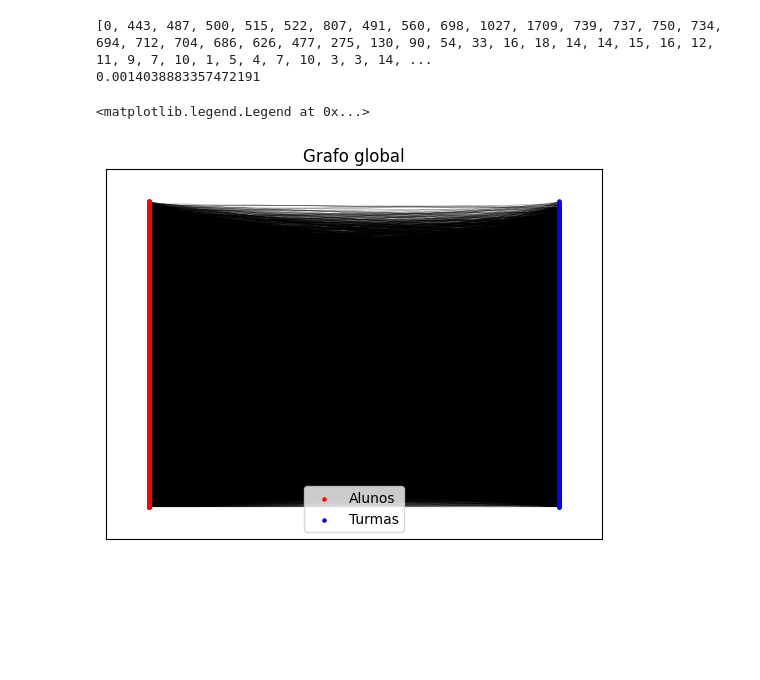
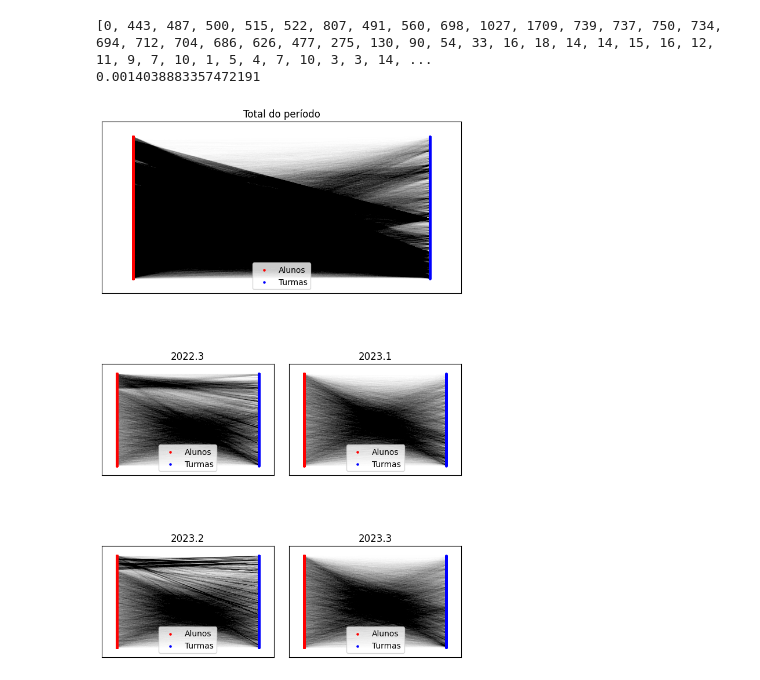
Before and after one commit to FabrizioRP/Projeto_CR, a Jupyter notebook: Main.ipynb, the cells around one changed output. Drawn from its saved outputs; the diff is of its cells as text; code cells hidden in the pictures; blank space fills up the shorter version.

```diff
--- a/Main.ipynb
+++ b/Main.ipynb
@@ -821,25 +838,42 @@ print(nx.density(grafo_global))
 # %% [output]
 [0, 443, 487, 500, 515, 522, 807, 491, 560, 698, 1027, 1709, 739, 737, 750, 734, 694, 712, 704, 686, 626, 477, 275, 130, 90, 54, 33, 16, 18, 14, 14, 15, 16, 12, 11, 9, 7, 10, 1, 5, 4, 7, 10, 3, 3, 14, ...
 0.0014038883357472191
-# %%
-fig = plt.figure(figsize=(8, 12))
-axgrid = fig.add_gridspec(9, 4)
-
-ax = []
-
-for i in limits:
-    ax.append(fig.add_subplot(axgrid[i[0][0]:i[0][1], i[1][0]:i[1][1]]))
-
-layout = nx.bipartite_layout(grafos_por_quad["2023_1"], RAs_por_quad["2023_1"], align="vertical") # funciona ja
-
-plt.title("Grafo global")
-
-nx.draw_networkx_nodes(grafos_por_quad["2023_1"], nodelist=RAs_por_quad["2023_1"], node_color="#ff0000", label="Alunos", node_size=20, node_shape='.', pos=layout)
-nx.draw_networkx_nodes(grafos_por_quad["2023_1"], nodelist=turmas_por_quad["2023_1"], node_color="#0000ff", label="Turmas", node_size=20, node_shape='.', pos=layout)
-nx.draw_networkx_edges(grafos_por_quad["2023_1"], width=0.1, pos=layout)
-
-plt.legend(loc="lower center")
-# plt.savefig("./Imagens/grafos_normais.png")
-# %% [output]
-<matplotlib.legend.Legend at 0x...>
-[figure, removed]
+# %%
+fig = plt.figure(figsize=(8, 12))
+axgrid = fig.add_gridspec(9, 4)
+
+limits = []
+
+ax = []
+
+ax.append(fig.add_subplot(axgrid[0:3, :]))
+ax.append(fig.add_subplot(axgrid[4:6, :2]))
+ax.append(fig.add_subplot(axgrid[4:6, 2:]))
+ax.append(fig.add_subplot(axgrid[7:9, :2]))
+ax.append(fig.add_subplot(axgrid[7:9, 2:]))
+
+layout = nx.bipartite_layout(grafo_global, RAs, align="vertical") # funciona ja
+
+ax[0].set_title("Total do período")
+
+nx.draw_networkx_nodes(grafo_global, nodelist=RAs, node_color="#ff0000", label="Alunos", node_size=20, node_shape='.', pos=layout, ax=ax[0])
+nx.draw_networkx_nodes(grafo_global, nodelist=Disciplinas, node_color="#0000ff", label="Turmas", node_size=20, node_shape='.', pos=layout, ax=ax[0])
+nx.draw_networkx_edges(grafo_global, width=0.001, pos=layout, ax=ax[0])
+
+ax[0].legend(loc="lower center")
+
+for j in range(1, 5):
+    i=j-1
+    layout = nx.bipartite_layout(grafos_por_quad[quads[i]], RAs_por_quad[quads[i]], align="vertical") # funciona ja
+
+    ax[j].set_title("{}.{}".format(quads[i][0:4], quads[i][5:6]))
+
+    nx.draw_networkx_nodes(grafos_por_quad[quads[i]], nodelist=RAs_por_quad[quads[i]], node_color="#ff0000", label="Alunos", node_size=20, node_shape='.', pos=layout, ax=ax[j])
+    nx.draw_networkx_nodes(grafos_por_quad[quads[i]], nodelist=turmas_por_quad[quads[i]], node_color="#0000ff", label="Turmas", node_size=20, node_shape='.', pos=layout, ax=ax[j])
+    nx.draw_networkx_edges(grafos_por_quad[quads[i]], width=0.001, pos=layout, ax=ax[j])
+
+    ax[j].legend(loc="lower center")
+
+plt.savefig("./Imagens/grafos_normais.png")
+# %% [output]
+[figure, added]
```
Also changed, not shown: parts of 9 cells of this notebook, 6 other files.
